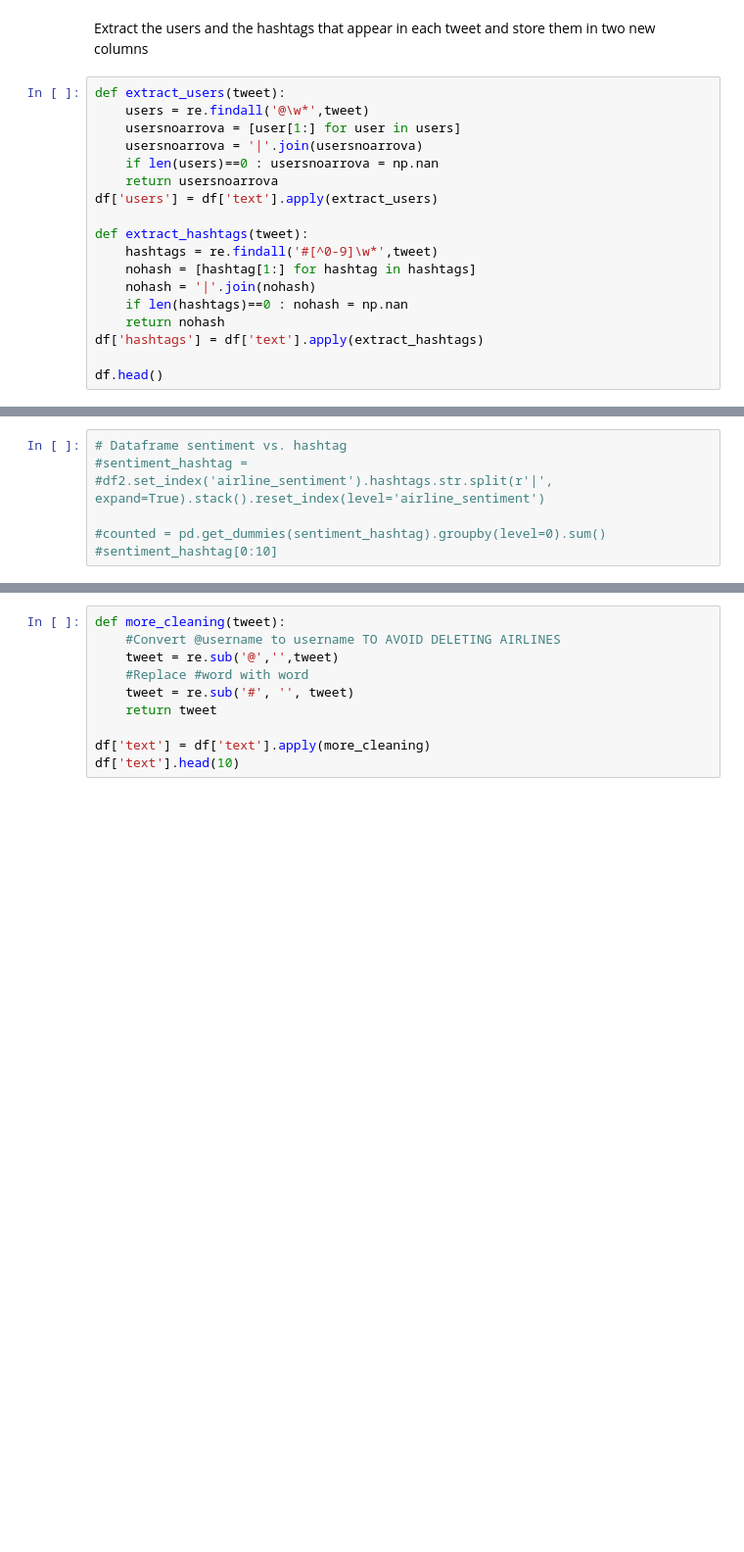
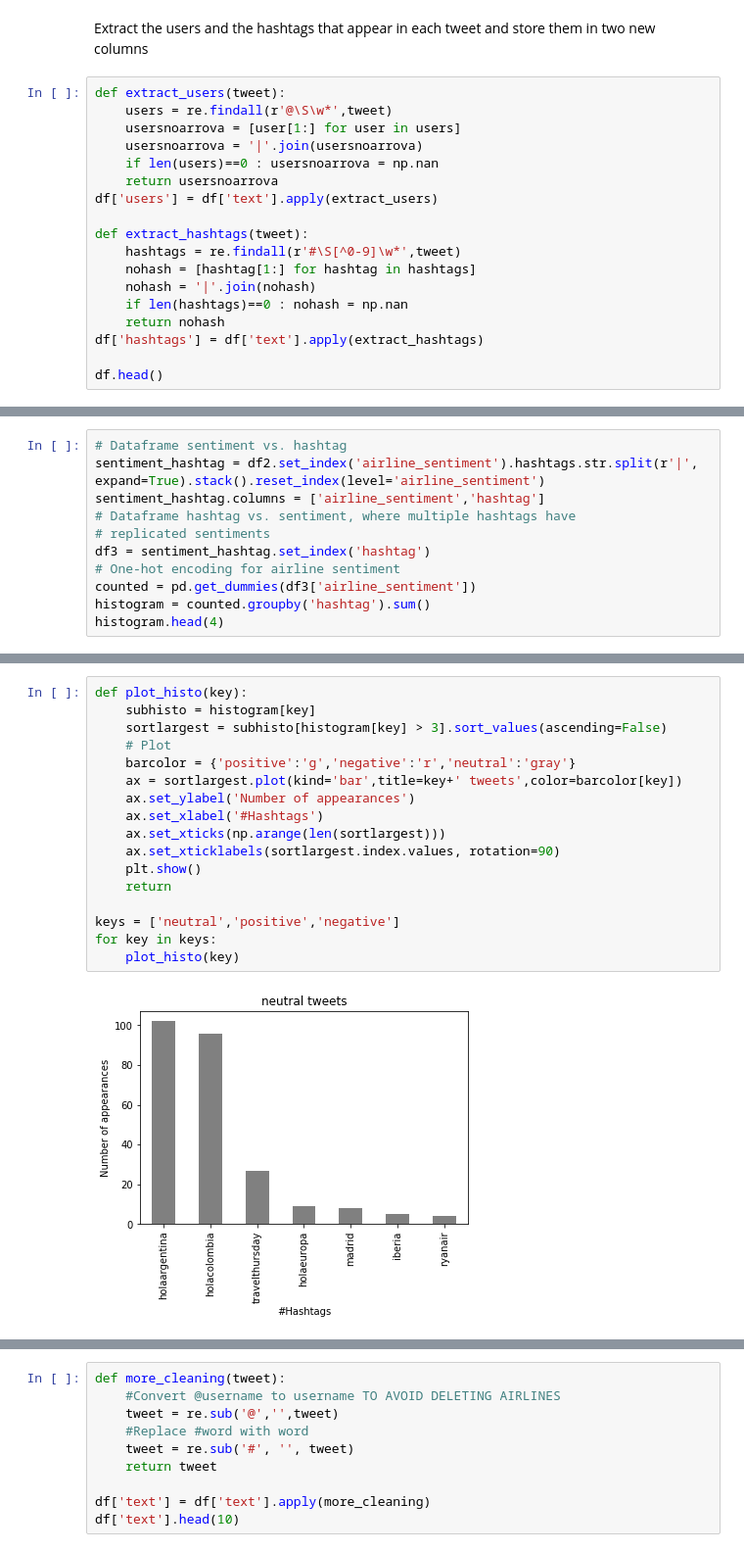
Before and after one commit to alfredcas/Feelings, a Jupyter notebook: Proyecto-Text Processing.ipynb, the cells around one changed output, grey strips where cells are left out. Shown: that part at 98% size. Cells and saved outputs as stored; diff of their text form; blank space fills up the shorter version.

Commit message:
Plots of most popular hashtags and users in tweets

```diff
--- a/Proyecto-Text Processing.ipynb
+++ b/Proyecto-Text Processing.ipynb
@@ -101,7 +111,7 @@ df['text'] = df['text'].apply(cleaning)
 Extract the users and the hashtags that appear in each tweet and store them in two new columns
 # %%
 def extract_users(tweet):
-    users = re.findall('@\w*',tweet)
+    users = re.findall(r'@\S\w*',tweet)
     usersnoarrova = [user[1:] for user in users]
     usersnoarrova = '|'.join(usersnoarrova)
     if len(users)==0 : usersnoarrova = np.nan
@@ -109,7 +119,7 @@ def extract_users(tweet):
 df['users'] = df['text'].apply(extract_users)
 
 def extract_hashtags(tweet):
-    hashtags = re.findall('#[^0-9]\w*',tweet)
+    hashtags = re.findall(r'#\S[^0-9]\w*',tweet)
     nohash = [hashtag[1:] for hashtag in hashtags]
     nohash = '|'.join(nohash)
     if len(hashtags)==0 : nohash = np.nan
@@ -139,8 +149,12 @@ df2.head()
 | 943844779976208384 | neutral | False | 0 | 0 | oferta de #empleo #tcp: @iberia b... | NaN | 2017-12-21 14:05:05 | ... |
 # %%
 # Dataframe sentiment vs. hashtag
-#sentiment_hashtag =
-#df2.set_index('airline_sentiment').hashtags.str.split(r'|', expand=True).stack().reset_index(level='airline_sentiment')
-
-#counted = pd.get_dummies(sentiment_hashtag).groupby(level=0).sum()
-#sentiment_hashtag[0:10]
+sentiment_hashtag = df2.set_index('airline_sentiment').hashtags.str.split(r'|', expand=True).stack().reset_index(level='airline_sentiment')
+sentiment_hashtag.columns = ['airline_sentiment','hashtag']
+# Dataframe hashtag vs. sentiment, where multiple hashtags have
+# replicated sentiments
+df3 = sentiment_hashtag.set_index('hashtag')
+# One-hot encoding for airline sentiment
+counted = pd.get_dummies(df3['airline_sentiment'])
+histogram = counted.groupby('hashtag').sum()
+histogram.head(4)
@@ -148,0 +168,19 @@ Falta plot del histograma
+# %%
+def plot_histo(key):
+    subhisto = histogram[key]
+    sortlargest = subhisto[histogram[key] > 3].sort_values(ascending=False)
+    # Plot
+    barcolor = {'positive':'g','negative':'r','neutral':'gray'}
+    ax = sortlargest.plot(kind='bar',title=key+' tweets',color=barcolor[key])
+    ax.set_ylabel('Number of appearances')
+    ax.set_xlabel('#Hashtags')
+    ax.set_xticks(np.arange(len(sortlargest)))
+    ax.set_xticklabels(sortlargest.index.values, rotation=90)
+    plt.show()
+    return
+
+keys = ['neutral','positive','negative']
+for key in keys:
+    plot_histo(key)
+# %% [output]
+[figure, added]
```
Also changed, not shown: parts of 7 cells of this notebook.
